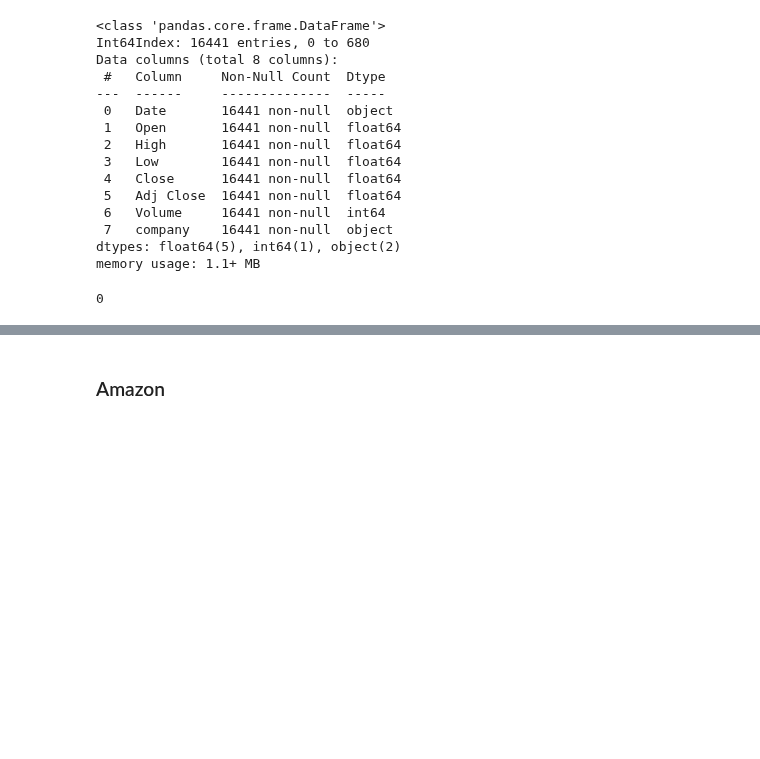
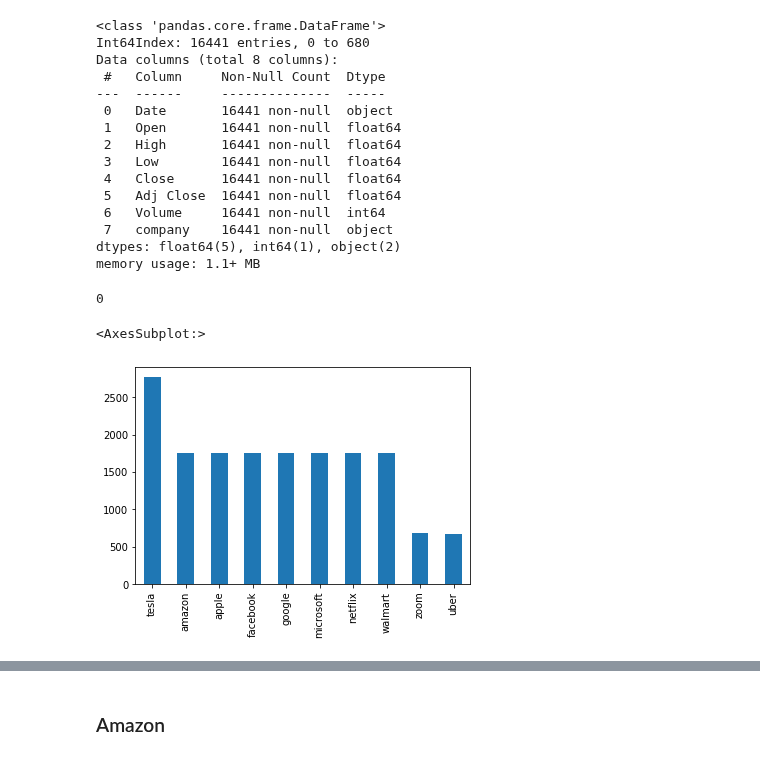
Before and after one commit to chandanabrdwj/100DaysOfML, a Jupyter notebook: historical-stock-prices-of-faang.ipynb, the cells around one changed output, grey strips where cells are left out. Saved outputs shown, nothing was run; the diff lists cells and outputs as text; code cells hidden in the pictures; blank space fills up the shorter version.

```diff
--- a/historical-stock-prices-of-faang.ipynb
+++ b/historical-stock-prices-of-faang.ipynb
@@ -82,3 +84,8 @@ memory usage: 1.1+ MB
 all_data.isna().any().sum()
 # %% [output]
 0
+# %%
+all_data.company.value_counts().plot(kind='bar')
+# %% [output]
+<AxesSubplot:>
+[figure, added]
```
Also changed, not shown: parts of 3 cells of this notebook.
